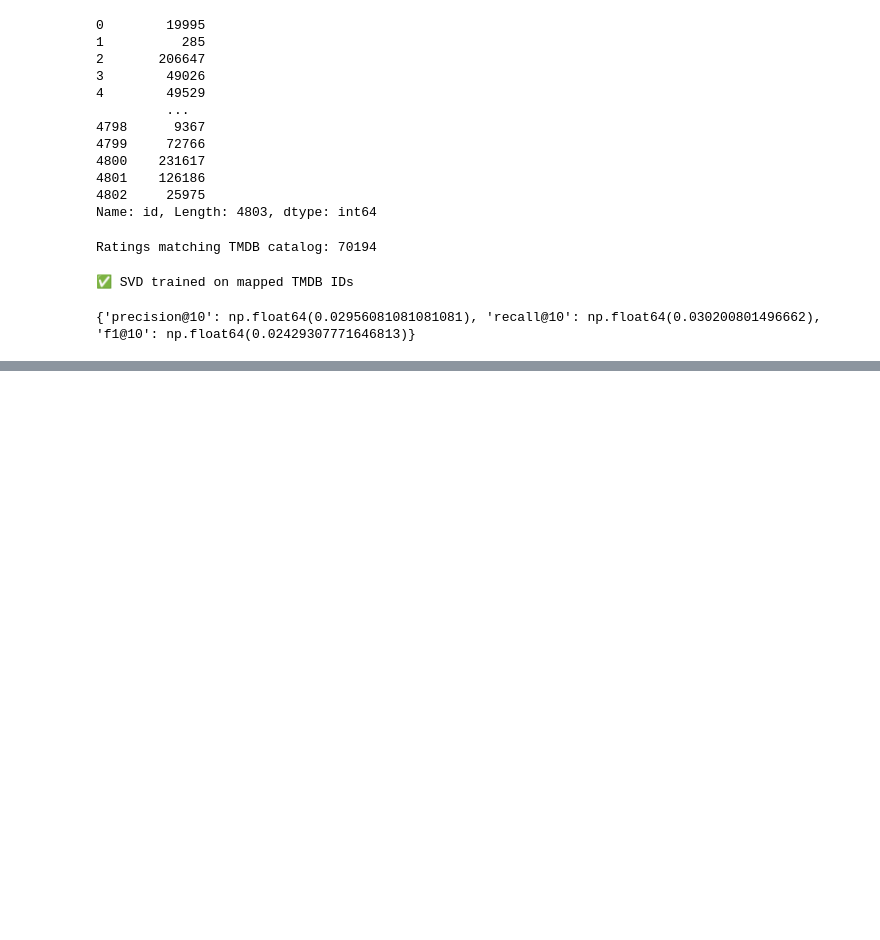
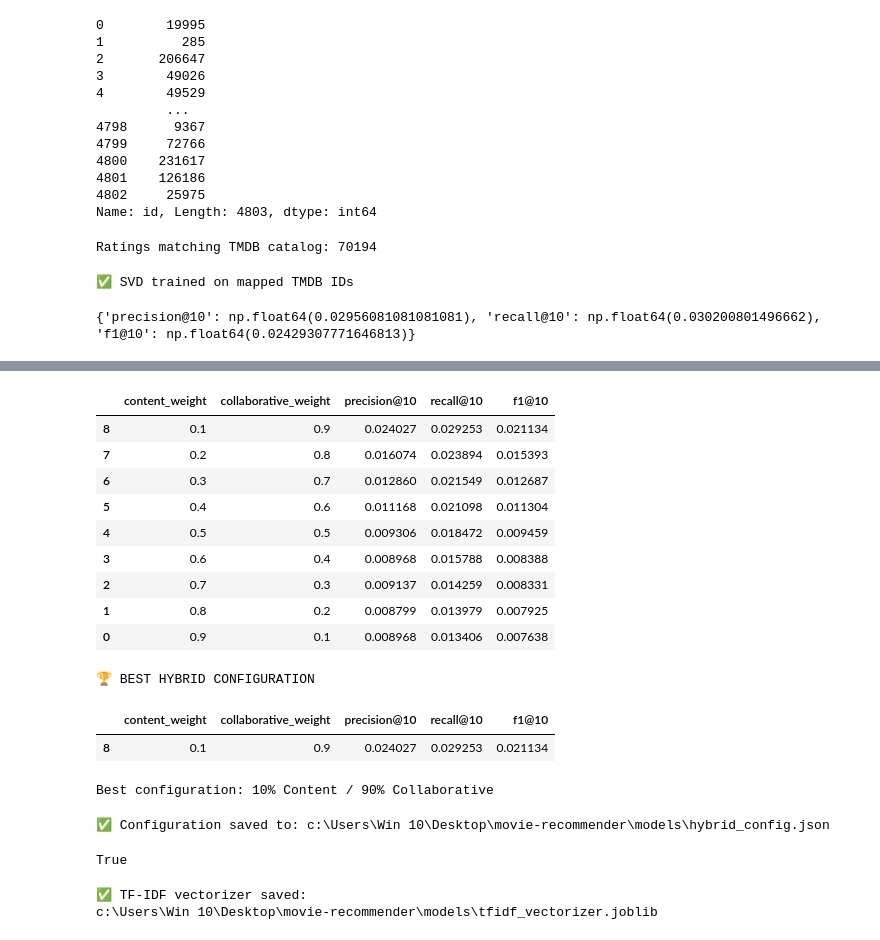
Before and after one commit to mulumbakakumba-cpu/movie-recommender, a Jupyter notebook: notebooks/04_model_evaluation.ipynb, the cells around one changed output, grey strips where cells are left out. Drawn from its saved outputs; the diff is of its cells as text; code cells hidden in the pictures; blank space fills up the shorter version.

```diff
--- a/notebooks/04_model_evaluation.ipynb
+++ b/notebooks/04_model_evaluation.ipynb
@@ -541,0 +1613,78 @@ print(svd_metrics)
+# %%
+results_df.sort_values(
+    "f1@10",
+    ascending=False
+)
+# %% [output]
+|  | content_weight | collaborative_weight | precision@10 | recall@10 | f1@10 |
+| 8 | 0.1 | 0.9 | 0.024027 | 0.029253 | 0.021134 |
+| 7 | 0.2 | 0.8 | 0.016074 | 0.023894 | 0.015393 |
+| 6 | 0.3 | 0.7 | 0.012860 | 0.021549 | 0.012687 |
+| 5 | 0.4 | 0.6 | 0.011168 | 0.021098 | 0.011304 |
+| 4 | 0.5 | 0.5 | 0.009306 | 0.018472 | 0.009459 |
+| 3 | 0.6 | 0.4 | 0.008968 | 0.015788 | 0.008388 |
+| 2 | 0.7 | 0.3 | 0.009137 | 0.014259 | 0.008331 |
+| 1 | 0.8 | 0.2 | 0.008799 | 0.013979 | 0.007925 |
+| 0 | 0.9 | 0.1 | 0.008968 | 0.013406 | 0.007638 |
+# %%
+best_model = results_df.loc[
+    results_df["f1@10"].idxmax()
+]
+
+print("🏆 BEST HYBRID CONFIGURATION")
+display(best_model.to_frame().T)
+# %% [output]
+🏆 BEST HYBRID CONFIGURATION
+|  | content_weight | collaborative_weight | precision@10 | recall@10 | f1@10 |
+| 8 | 0.1 | 0.9 | 0.024027 | 0.029253 | 0.021134 |
+# %%
+BEST_CONTENT_WEIGHT = 0.1
+BEST_COLLABORATIVE_WEIGHT = 0.9
+
+print(
+    f"Best configuration: "
+    f"{BEST_CONTENT_WEIGHT:.0%} Content / "
+    f"{BEST_COLLABORATIVE_WEIGHT:.0%} Collaborative"
+)
+# %% [output]
+Best configuration: 10% Content / 90% Collaborative
+# %%
+import json
+
+config = {
+    "content_weight": BEST_CONTENT_WEIGHT,
+    "collaborative_weight": BEST_COLLABORATIVE_WEIGHT,
+    "k": 10,
+    "relevance_threshold": 4.0,
+    "precision_at_10": 0.024027,
+    "recall_at_10": 0.029253,
+    "f1_at_10": 0.021134
+}
+
+CONFIG_PATH = BASE_DIR / "models" / "hybrid_config.json"
+
+with open(CONFIG_PATH, "w", encoding="utf-8") as f:
+    json.dump(config, f, indent=4)
+
+print(f"✅ Configuration saved to: {CONFIG_PATH}")
+# %% [output]
+✅ Configuration saved to: c:\Users\Win 10\Desktop\movie-recommender\models\hybrid_config.json
+# %%
+print(CONFIG_PATH.exists())
+# %% [output]
+True
+# %%
+import joblib
+
+TFIDF_VECTOR_PATH = BASE_DIR / "models" / "tfidf_vectorizer.joblib"
+
+joblib.dump(
+    tfidf,
+    TFIDF_VECTOR_PATH
+)
+
+print(f"✅ TF-IDF vectorizer saved:")
+print(TFIDF_VECTOR_PATH)
+# %% [output]
+✅ TF-IDF vectorizer saved:
+c:\Users\Win 10\Desktop\movie-recommender\models\tfidf_vectorizer.joblib
```
Also changed, not shown: parts of 40 cells of this notebook.
